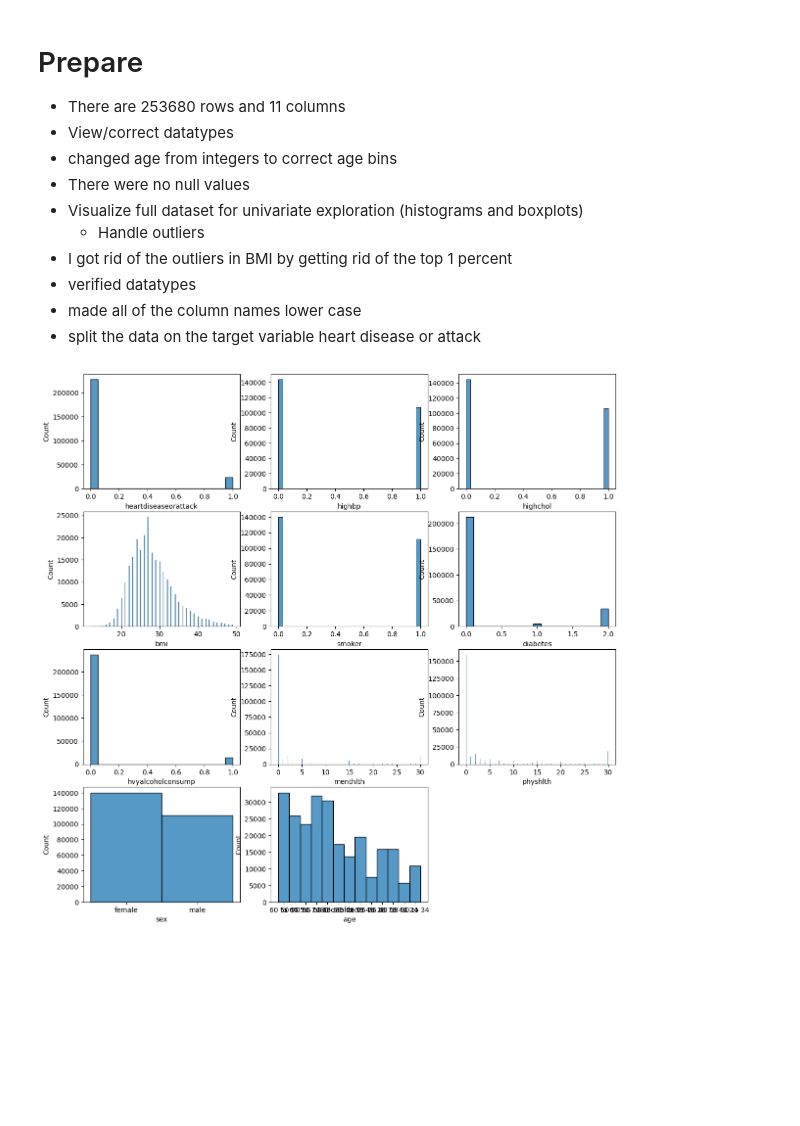
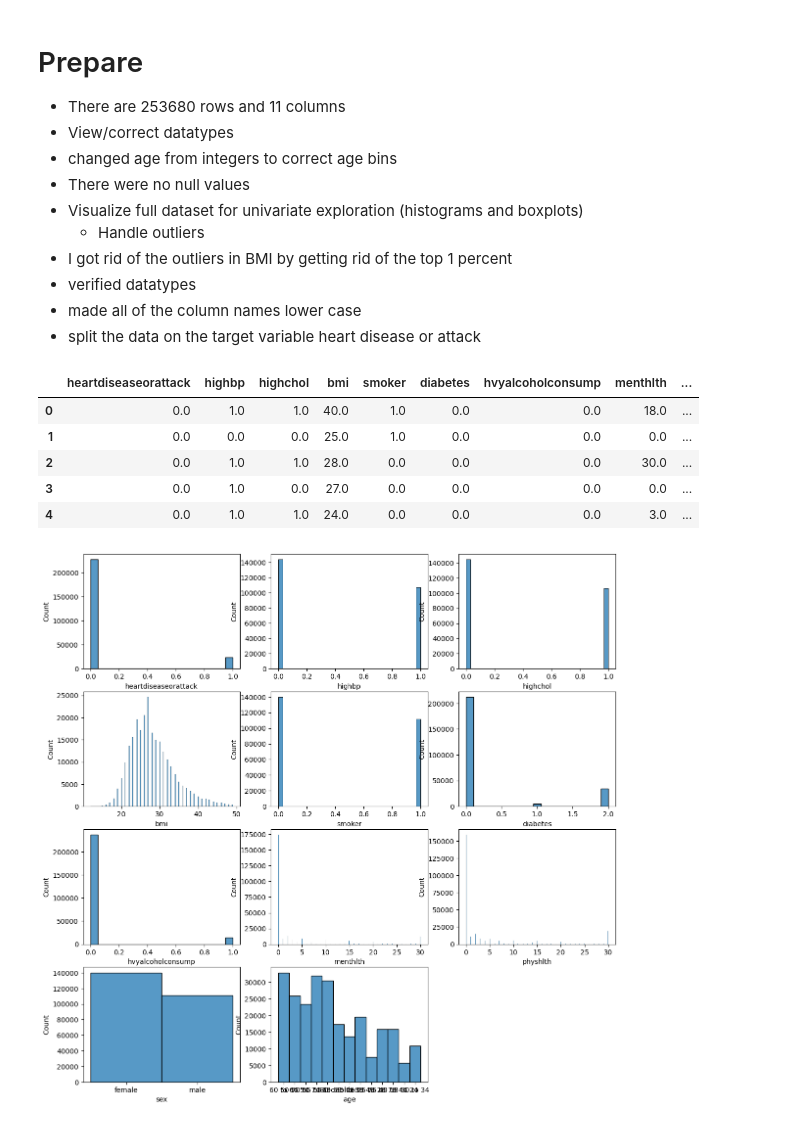
Before and after one commit to Divante222/individual_project, a Jupyter notebook: final_report.ipynb, the cells around one changed output. Drawn from its saved outputs; the diff is of its cells as text; code cells hidden in the pictures; blank space fills up the shorter version.

```diff
--- a/final_report.ipynb
+++ b/final_report.ipynb
@@ -68,6 +68,15 @@ df = wrangle.prepare_data(df)
 second_list, the_age, the_list, target = wrangle.get_second_list(df)
 train, validate, test = wrangle.split_data(df, 'heartdiseaseorattack')
 train_scaled, validate_scaled, test_scaled = wrangle.scale_data(train, validate, test, cols = second_list)
+# %%
+df.head()
+# %% [output]
+|  | heartdiseaseorattack | highbp | highchol | bmi | smoker | diabetes | hvyalcoholconsump | menthlth | ... |
+| 0 | 0.0 | 1.0 | 1.0 | 40.0 | 1.0 | 0.0 | 0.0 | 18.0 | ... |
+| 1 | 0.0 | 0.0 | 0.0 | 25.0 | 1.0 | 0.0 | 0.0 | 0.0 | ... |
+| 2 | 0.0 | 1.0 | 1.0 | 28.0 | 0.0 | 0.0 | 0.0 | 30.0 | ... |
+| 3 | 0.0 | 1.0 | 0.0 | 27.0 | 0.0 | 0.0 | 0.0 | 0.0 | ... |
+| 4 | 0.0 | 1.0 | 1.0 | 24.0 | 0.0 | 0.0 | 0.0 | 3.0 | ... |
 # %%
 plt.figure(figsize=(14,14))
 plt.xticks(rotation = 45)
```
Also changed, not shown: parts of 4 cells of this notebook, 3 other files.
